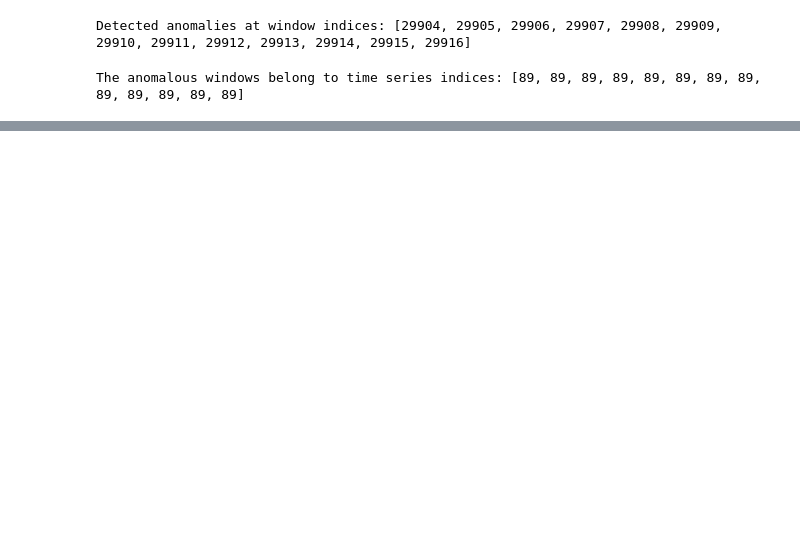
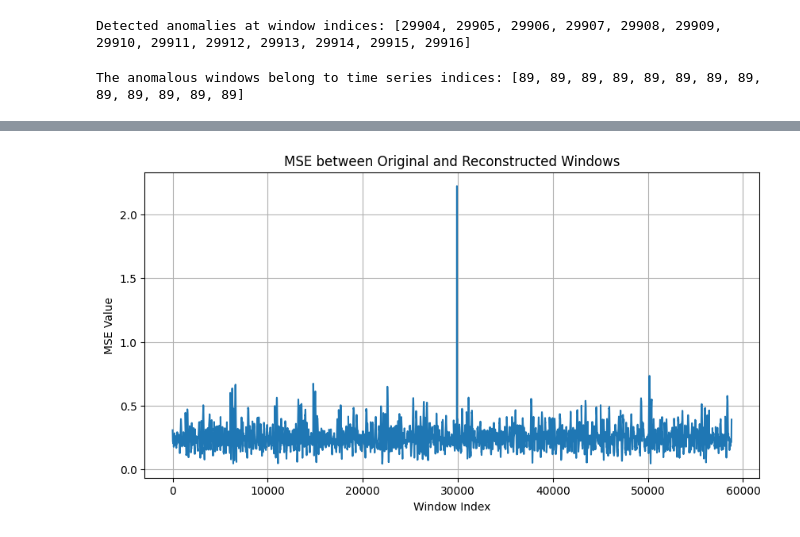
Before and after one commit to filippoalbani/quantum_autoencoders, a Jupyter notebook: Quantum_Autoencoder_for_Time_Series_Anomaly_Detection.ipynb, the cells around one changed output, grey strips where cells are left out. Cells and saved outputs as stored; diff of their text form; code cells hidden in the pictures; blank space fills up the shorter version.

```diff
--- a/Quantum_Autoencoder_for_Time_Series_Anomaly_Detection.ipynb
+++ b/Quantum_Autoencoder_for_Time_Series_Anomaly_Detection.ipynb
@@ -351,0 +486,15 @@ plt.show()
+# %%
+mse_values = []
+for original_window, reconstructed_window in zip(test_dataset, reconstructed_windows):
+    mse = nn.MSELoss()(original_window, reconstructed_window)
+    mse_values.append(mse.item())
+
+plt.figure(figsize=(10, 5))
+plt.plot(mse_values)
+plt.title("MSE between Original and Reconstructed Windows")
+plt.xlabel("Window Index")
+plt.ylabel("MSE Value")
+plt.grid(True)
+plt.show()
+# %% [output]
+[figure, added]
```
Also changed, not shown: parts of 12 cells of this notebook.
